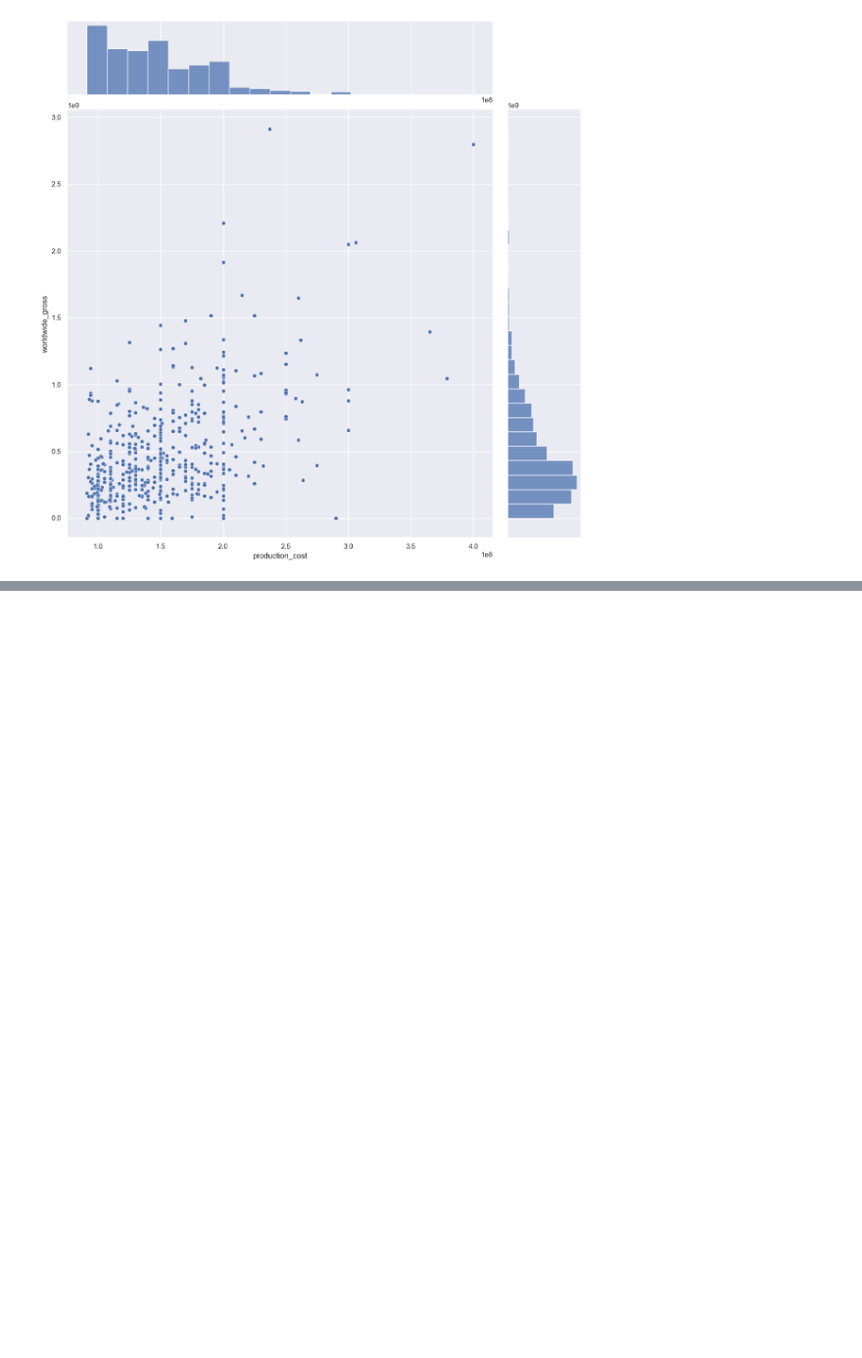
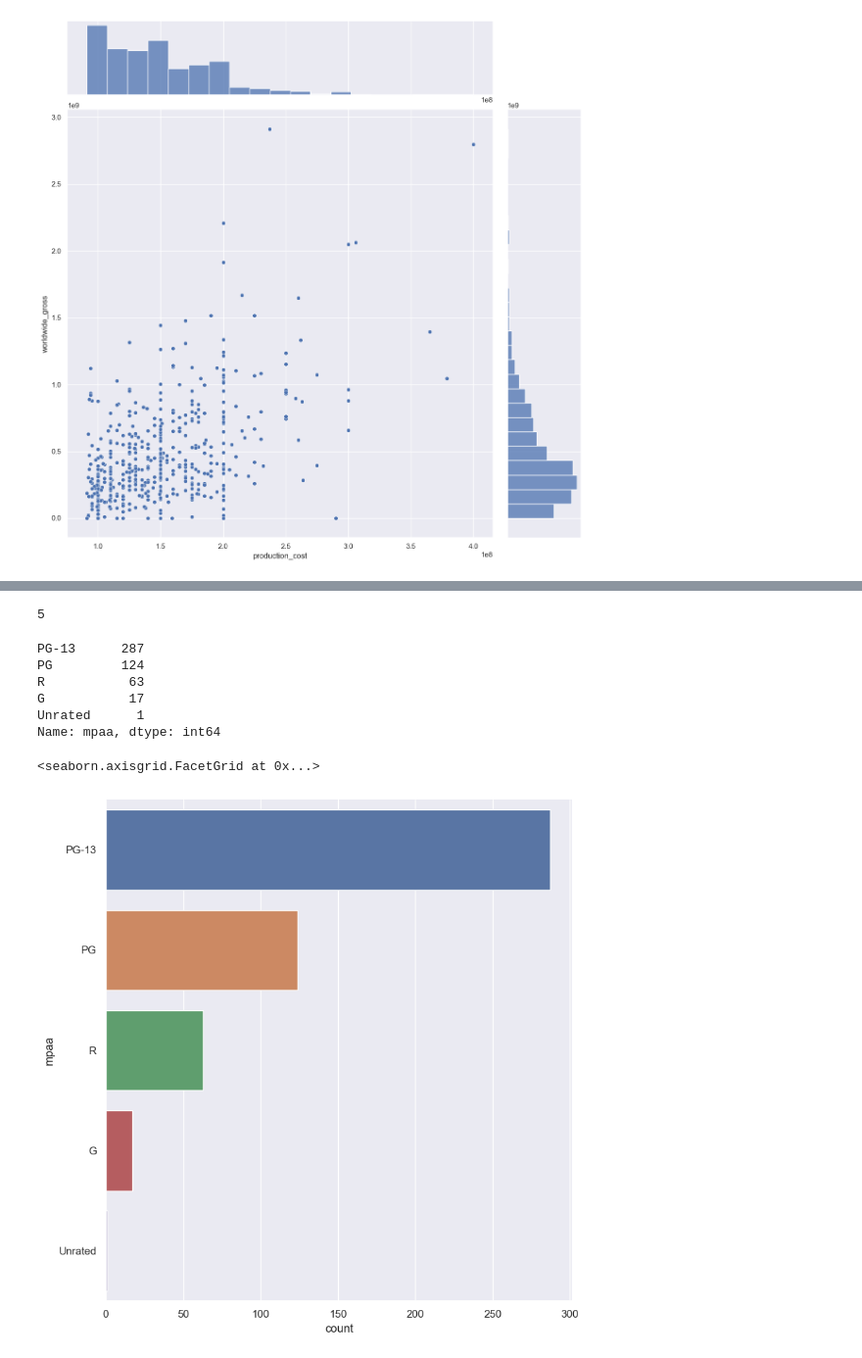
Before and after one commit to emonemoboiii/SC1015-Project-C126-Team1, a Jupyter notebook: Predicting Movie Budget Project.ipynb, the cells around one changed output, grey strips where cells are left out. Shown at 98% size. Saved outputs shown, nothing was run; the diff lists cells and outputs as text; code cells hidden in the pictures; blank space fills up the shorter version.

```diff
--- a/Predicting Movie Budget Project.ipynb
+++ b/Predicting Movie Budget Project.ipynb
@@ -119,0 +203,21 @@ jointDFruntime.corr()
+# %%
+movieCatData["mpaa"].nunique()
+# %% [output]
+5
+# %%
+movieCatData["mpaa"].value_counts()
+# %% [output]
+PG-13      287
+PG         124
+R           63
+G           17
+Unrated      1
+Name: mpaa, dtype: int64
+# %%
+sb.catplot(y = 'mpaa', data = movieCatData,
+           kind = "count",
+           height = 8,
+           order = movieCatData['mpaa'].value_counts().index)
+# %% [output]
+<seaborn.axisgrid.FacetGrid at 0x...>
+[figure, added]
```
Also changed, not shown: parts of 16 cells of this notebook.
